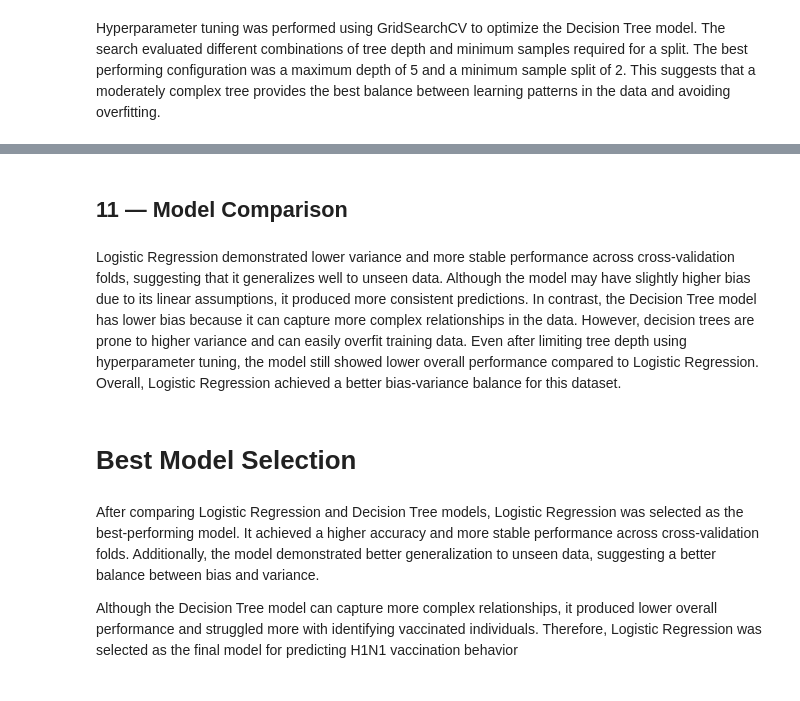
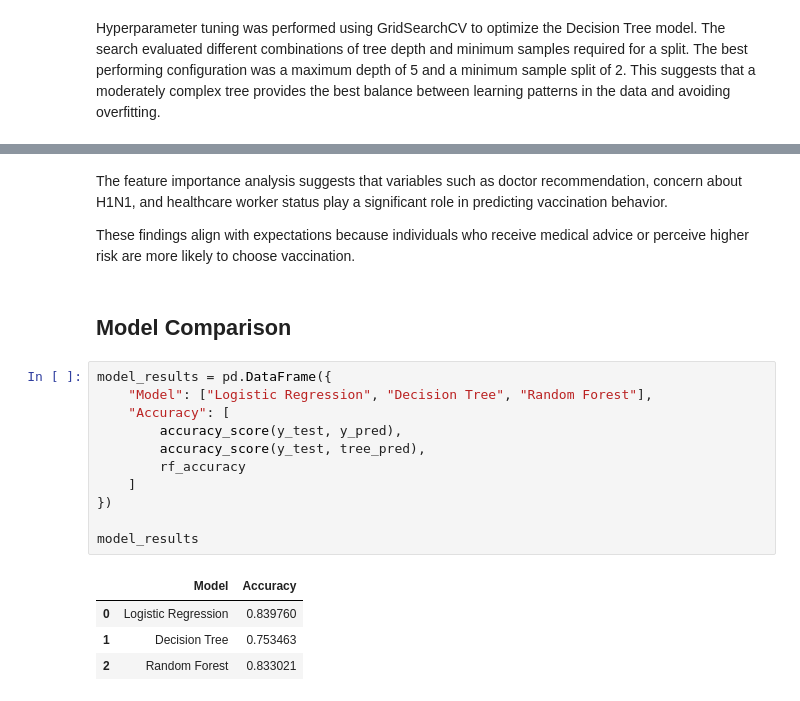
Before and after one commit to michelleotieno12-netizen/h1n1-flu-vaccine-prediction, a Jupyter notebook: notebooks/project_notebook.ipynb, the cells around one changed output, grey strips where cells are left out. Drawn from its saved outputs; the diff is of its cells as text.

```diff
--- a/notebooks/project_notebook.ipynb
+++ b/notebooks/project_notebook.ipynb
@@ -465,10 +552,22 @@ Hyperparameter tuning was performed using GridSearchCV to optimize the Decision
+# %% [markdown]
+The feature importance analysis suggests that variables such as doctor recommendation, concern about H1N1, and healthcare worker status play a significant role in predicting vaccination behavior.
+
+These findings align with expectations because individuals who receive medical advice or perceive higher risk are more likely to choose vaccination.
 # %% [markdown]
-## 11 — Model Comparison
+## Model Comparison
-# %% [markdown]
-Logistic Regression demonstrated lower variance and more stable performance across cross-validation folds, suggesting that it generalizes well to unseen data. Although the model may have slightly higher bias due to its linear assumptions, it produced more consistent predictions. In contrast, the Decision Tree model has lower bias because it can capture more complex relationships in the data. However, decision trees are prone to higher variance and can easily overfit training data. Even after limiting tree depth using hyperparameter tuning, the model still showed lower overall performance compared to Logistic Regression. Overall, Logistic Regression achieved a better bias-variance balance for this dataset.
-# %% [markdown]
-# Best Model Selection
-# %% [markdown]
-After comparing Logistic Regression and Decision Tree models, Logistic Regression was selected as the best-performing model. It achieved a higher accuracy and more stable performance across cross-validation folds. Additionally, the model demonstrated better generalization to unseen data, suggesting a better balance between bias and variance.
-
-Although the Decision Tree model can capture more complex relationships, it produced lower overall performance and struggled more with identifying vaccinated individuals. Therefore, Logistic Regression was selected as the final model for predicting H1N1 vaccination behavior
+# %%
+model_results = pd.DataFrame({
+    "Model": ["Logistic Regression", "Decision Tree", "Random Forest"],
+    "Accuracy": [
+        accuracy_score(y_test, y_pred),
+        accuracy_score(y_test, tree_pred),
+        rf_accuracy
+    ]
+})
+
+model_results
+# %% [output]
+|  | Model | Accuracy |
+| 0 | Logistic Regression | 0.839760 |
+| 1 | Decision Tree | 0.753463 |
+| 2 | Random Forest | 0.833021 |
```
Also changed, not shown: parts of 30 cells of this notebook.
